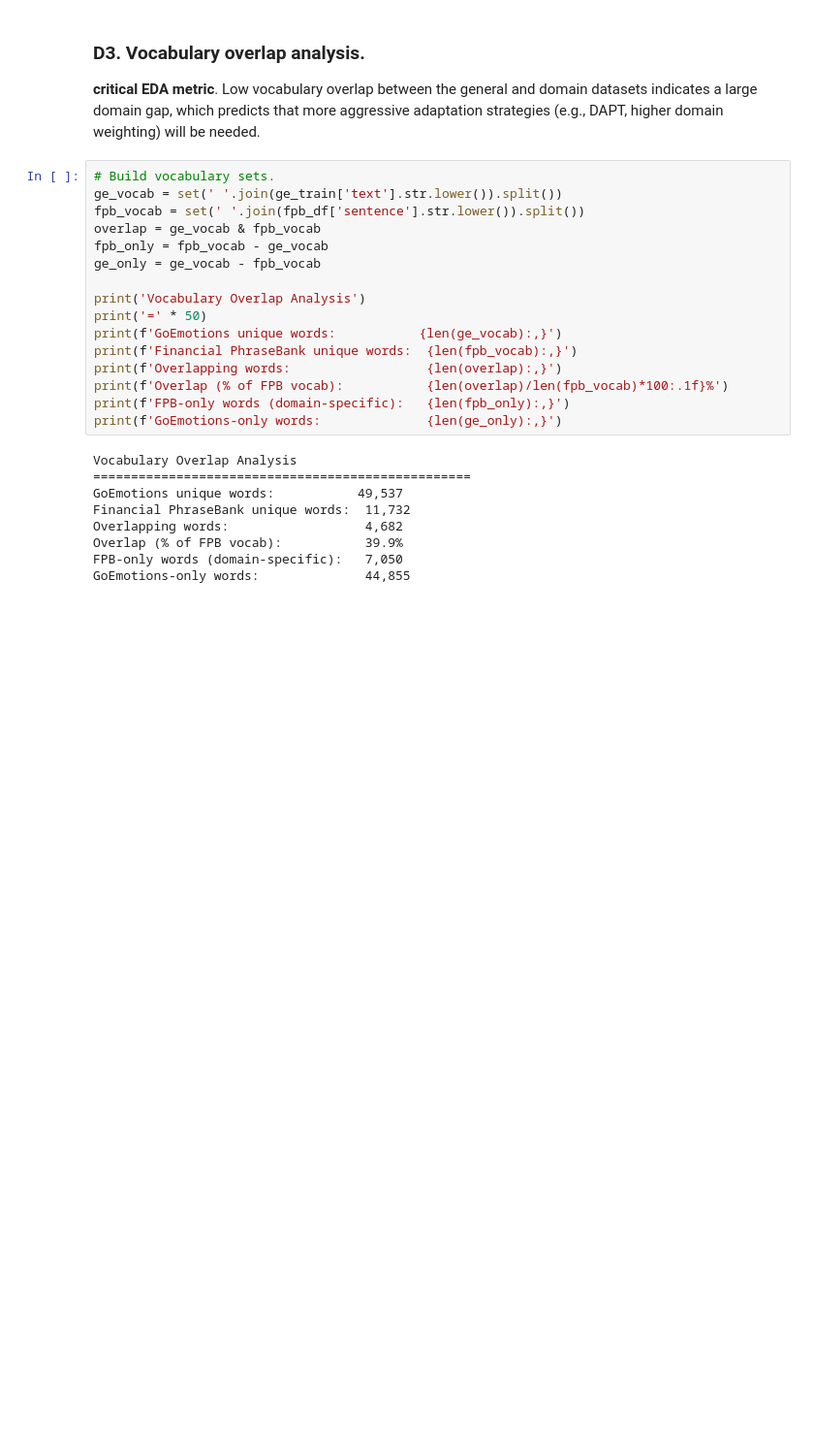
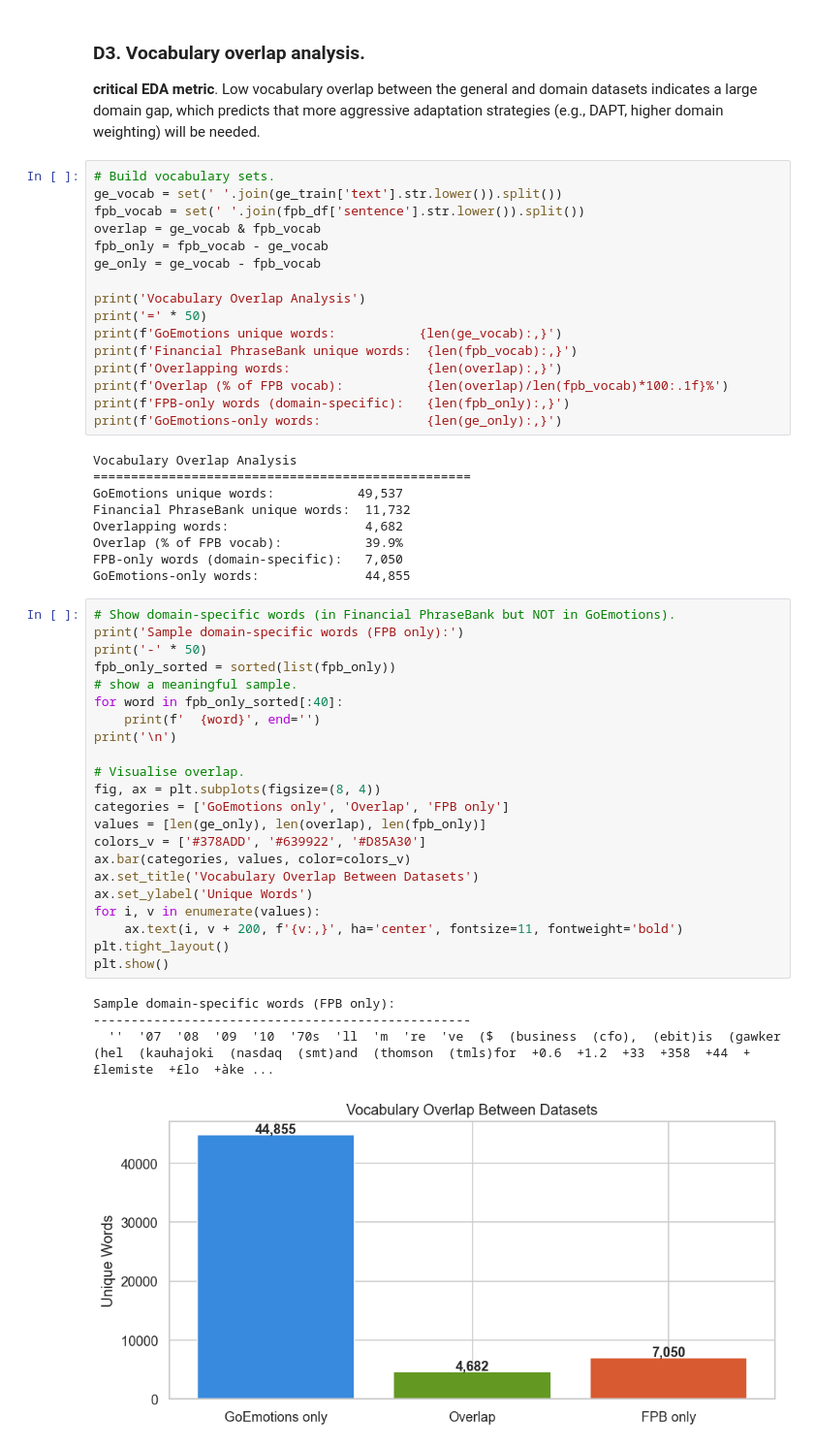
Before and after one commit to Kevinmonitor/TECHNOLOGY-DESIGN-PROJECT, a Jupyter notebook: Dataset_Explorer_GoEmotions_FinancialPhraseBank.ipynb, the cells around one changed output. Shown at 97% size. Drawn from its saved outputs; the diff is of its cells as text; blank space fills up the shorter version.

Commit message:
domain-specific words (in Financial PhraseBank but NOT in GoEmotions) and visulise overlap.

```diff
--- a/Dataset_Explorer_GoEmotions_FinancialPhraseBank.ipynb
+++ b/Dataset_Explorer_GoEmotions_FinancialPhraseBank.ipynb
@@ -508,3 +508,30 @@ Overlapping words:                  4,682
 Overlap (% of FPB vocab):           39.9%
 FPB-only words (domain-specific):   7,050
 GoEmotions-only words:              44,855
+# %%
+# Show domain-specific words (in Financial PhraseBank but NOT in GoEmotions).
+print('Sample domain-specific words (FPB only):')
+print('-' * 50)
+fpb_only_sorted = sorted(list(fpb_only))
+# show a meaningful sample.
+for word in fpb_only_sorted[:40]:
+    print(f'  {word}', end='')
+print('\n')
+
+# Visualise overlap.
+fig, ax = plt.subplots(figsize=(8, 4))
+categories = ['GoEmotions only', 'Overlap', 'FPB only']
+values = [len(ge_only), len(overlap), len(fpb_only)]
+colors_v = ['#378ADD', '#639922', '#D85A30']
+ax.bar(categories, values, color=colors_v)
+ax.set_title('Vocabulary Overlap Between Datasets')
+ax.set_ylabel('Unique Words')
+for i, v in enumerate(values):
+    ax.text(i, v + 200, f'{v:,}', ha='center', fontsize=11, fontweight='bold')
+plt.tight_layout()
+plt.show()
+# %% [output]
+Sample domain-specific words (FPB only):
+--------------------------------------------------
+  ''  '07  '08  '09  '10  '70s  'll  'm  're  've  ($  (business  (cfo),  (ebit)is  (gawker  (hel  (kauhajoki  (nasdaq  (smt)and  (thomson  (tmls)for  +0.6  +1.2  +33  +358  +44  +£lemiste  +£lo  +àke ...
+[figure, added]
```
